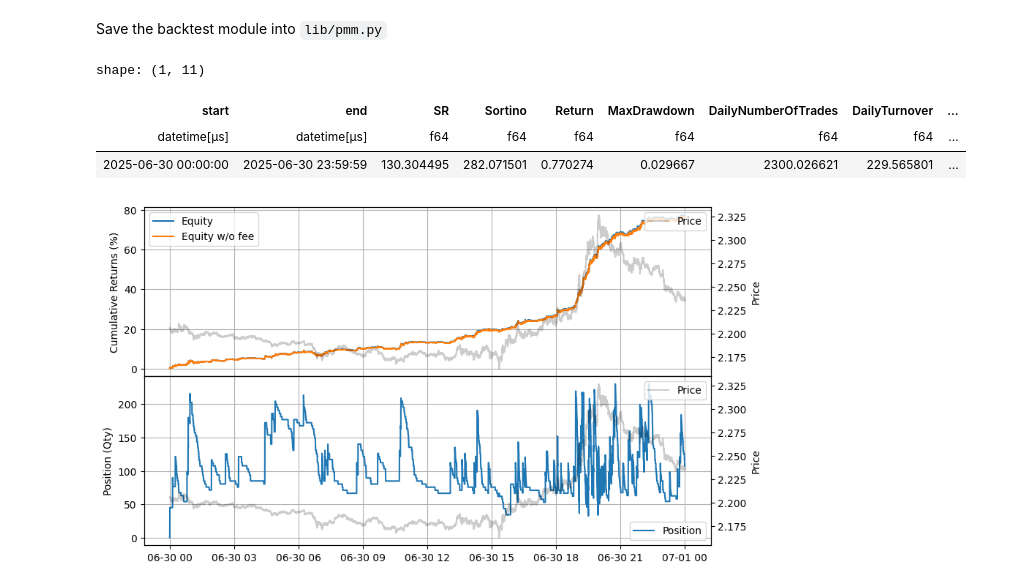
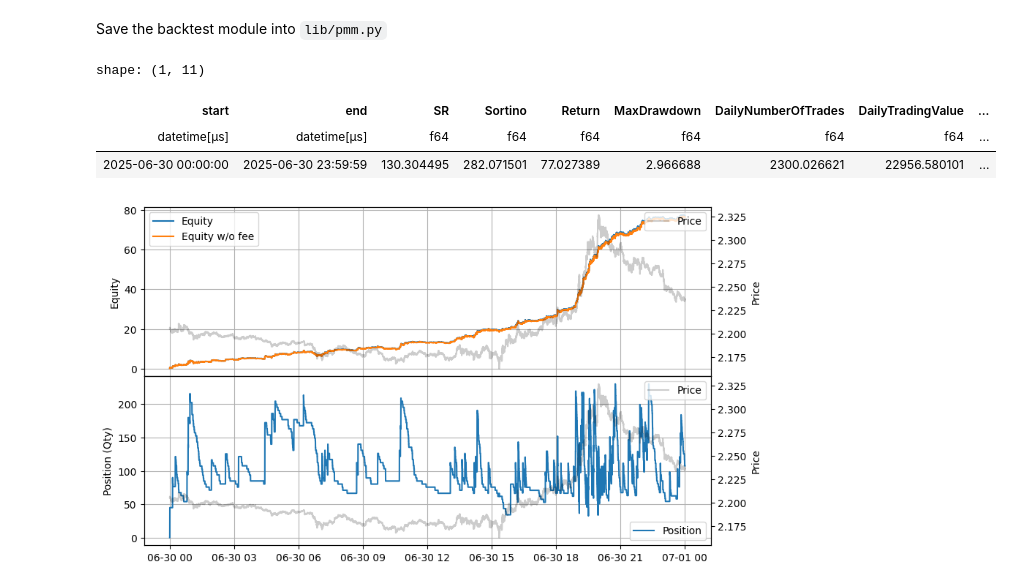
Before and after one commit to zhoudl0605/ECE-9039-final-project, a Jupyter notebook: 03_strategy_design.ipynb, the cells around one changed output. Drawn from its saved outputs; the diff is of its cells as text; code cells hidden in the pictures.

```diff
--- a/03_strategy_design.ipynb
+++ b/03_strategy_design.ipynb
@@ -67,18 +64,17 @@ recorder.to_npz('stats/pmm_xrpusdt1.npz')
 # %%
 data = np.load('stats/pmm_xrpusdt1.npz')['0']
 stats = (
     LinearAssetRecord(data)
     .resample('1s')
-    .stats(book_size=100)
-    # .stats()
+    .stats()
 )
 stats.summary()
 # %% [output]
 shape: (1, 11)
-| start | end | SR | Sortino | Return | MaxDrawdown | DailyNumberOfTrades | DailyTurnover | ... |
+| start | end | SR | Sortino | Return | MaxDrawdown | DailyNumberOfTrades | DailyTradingValue | ... |
 | datetime[μs] | datetime[μs] | f64 | f64 | f64 | f64 | f64 | f64 | ... |
-| 2025-06-30 00:00:00 | 2025-06-30 23:59:59 | 130.304495 | 282.071501 | 0.770274 | 0.029667 | 2300.026621 | 229.565801 | ... |
+| 2025-06-30 00:00:00 | 2025-06-30 23:59:59 | 130.304495 | 282.071501 | 77.027389 | 2.966688 | 2300.026621 | 22956.580101 | ... |
 # %%
 stats.plot()
 # %% [output]
-[figure, old version]
+[figure, new version]
```
Also changed, not shown: parts of 1 cell of this notebook, 5 other files.
